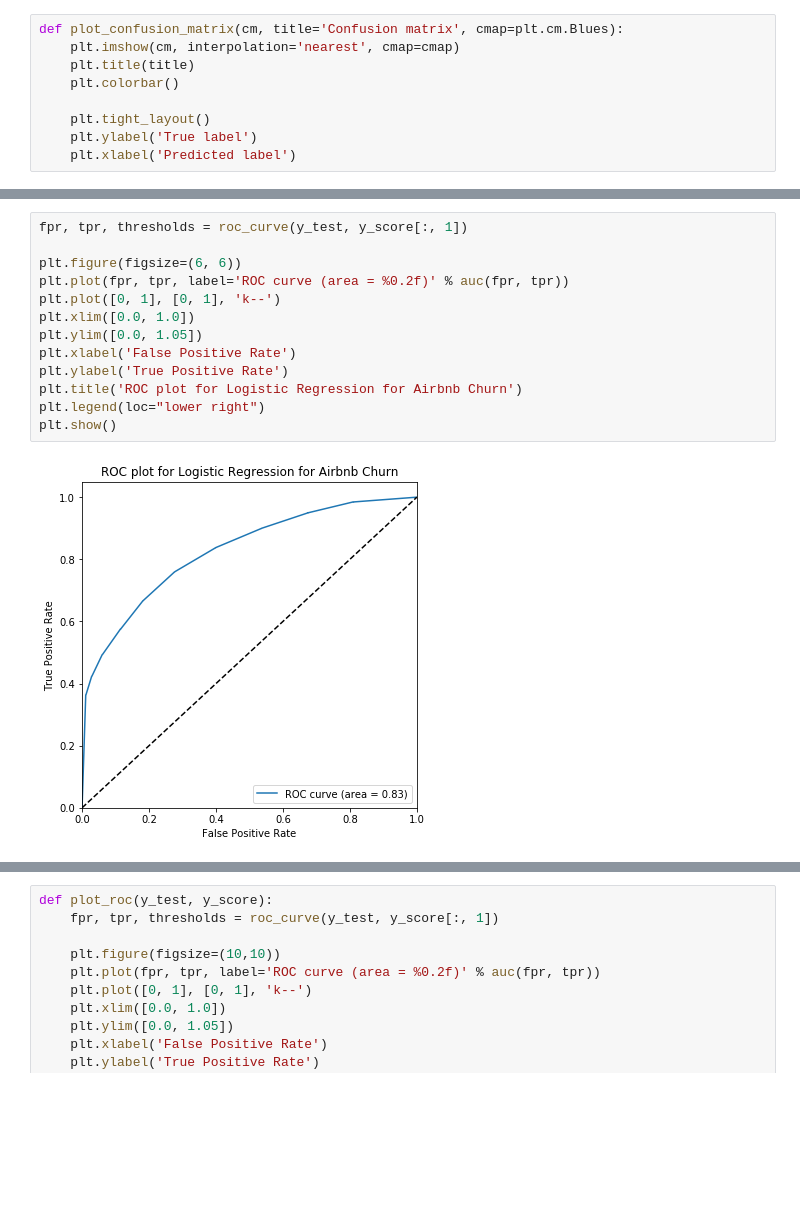
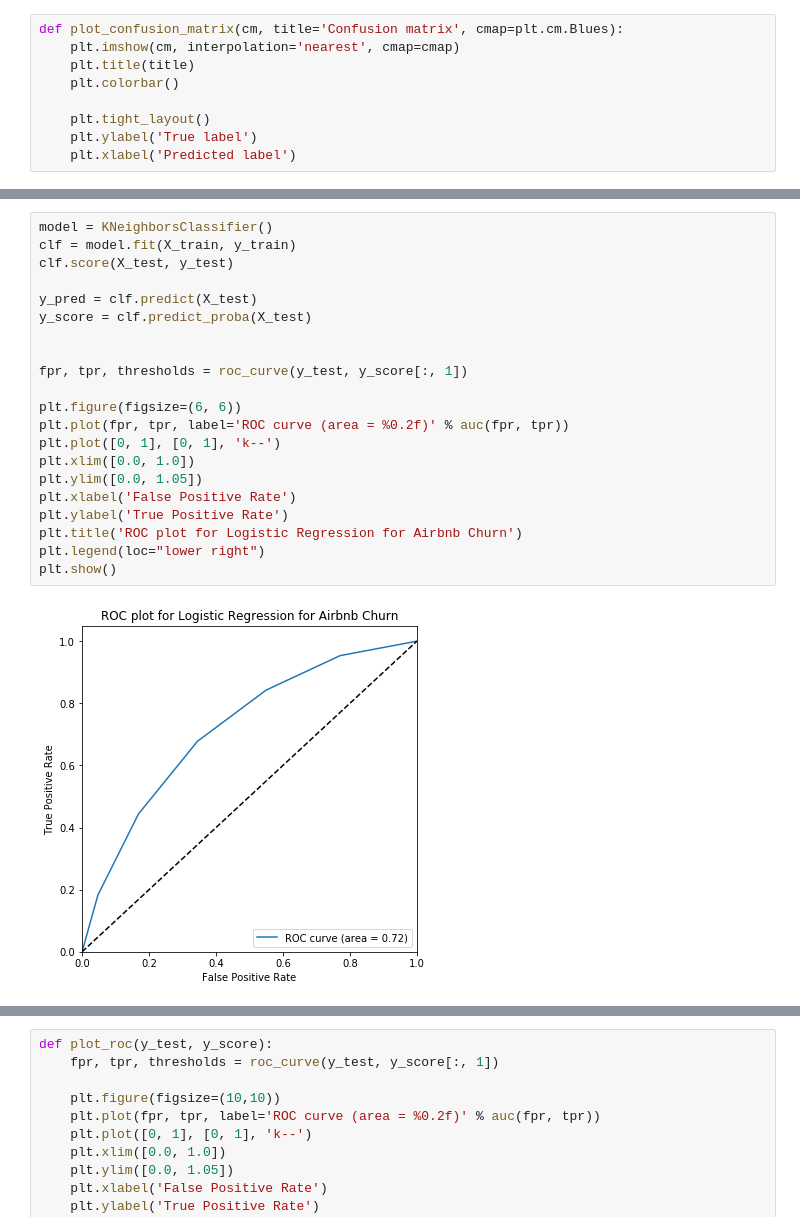
Before and after one commit to hyphaebeast/debugging-data-science, a Jupyter notebook: notebooks/airbnb_churn-part1.ipynb, the cells around one changed output, grey strips where cells are left out. Saved outputs shown, nothing was run; the diff lists cells and outputs as text; blank space fills up the shorter version.

```diff
--- a/notebooks/airbnb_churn-part1.ipynb
+++ b/notebooks/airbnb_churn-part1.ipynb
@@ -308,17 +344,25 @@ print(classification_report(y_test, y_pred))
    macro avg       0.75      0.74      0.74     19545
 weighted avg       0.75      0.74      0.74     19545
 # %%
+model = KNeighborsClassifier()
+clf = model.fit(X_train, y_train)
+clf.score(X_test, y_test)
+
+y_pred = clf.predict(X_test)
+y_score = clf.predict_proba(X_test)
+
+
 fpr, tpr, thresholds = roc_curve(y_test, y_score[:, 1])
 
 plt.figure(figsize=(6, 6))
 plt.plot(fpr, tpr, label='ROC curve (area = %0.2f)' % auc(fpr, tpr))
 plt.plot([0, 1], [0, 1], 'k--')
 plt.xlim([0.0, 1.0])
 plt.ylim([0.0, 1.05])
 plt.xlabel('False Positive Rate')
 plt.ylabel('True Positive Rate')
 plt.title('ROC plot for Logistic Regression for Airbnb Churn')
 plt.legend(loc="lower right")
 plt.show()
 # %% [output]
-[figure, old version]
+[figure, new version]
```
Also changed, not shown: parts of 34 cells of this notebook, 6 other files.
